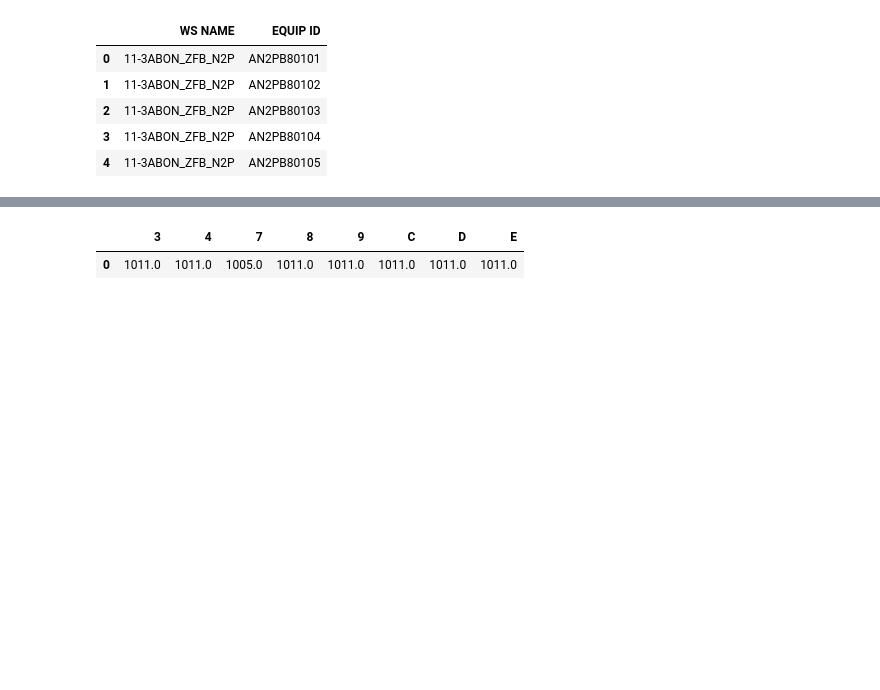
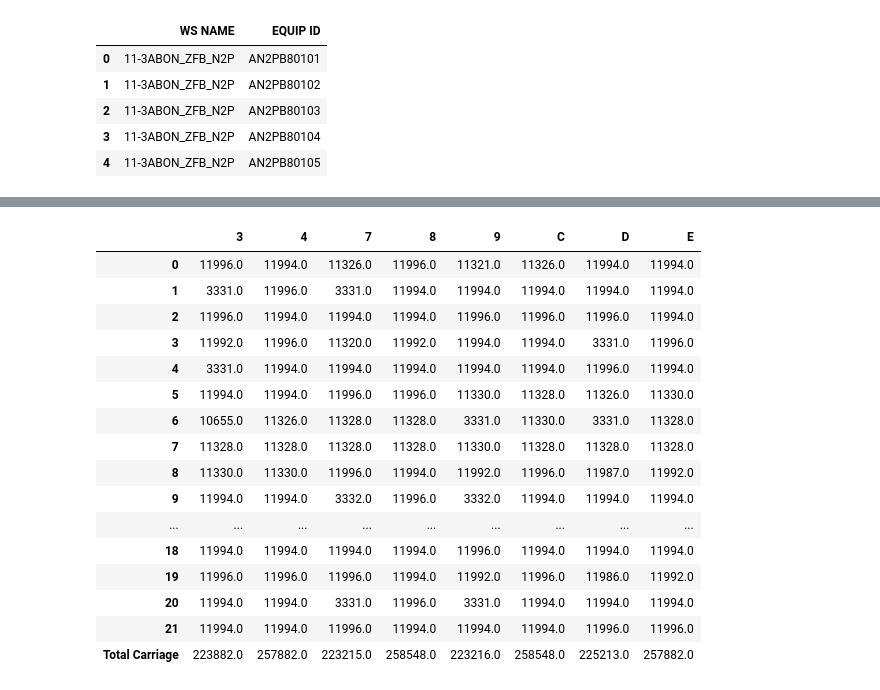
Before and after one commit to blue168sky/python-work, a Jupyter notebook: Add tool.ipynb, the cells around one changed output, grey strips where cells are left out. Cells and saved outputs as stored; diff of their text form; code cells hidden in the pictures; blank space fills up the shorter version.

```diff
--- a/Add tool.ipynb
+++ b/Add tool.ipynb
@@ -116,0 +132,11 @@ def weight(distance,carry,step):
+# %%
+df = pd.DataFrame()
+for i in range(8):
+    for j in range(1,len(included_WS)*3,3):
+        machine_num.values[j,i] =  machine_num.values[j,i]+1
+        wafer_in_each_machine.values[j] = machine_num.values[j]*(int(wafer)/(sum(machine_num.values[j])))
+        machine_num.values[j,i] =  machine_num.values[j,i]-1
+    df = pd.concat([df,wafer_in_each_machine],axis = 0)
+    #print (wafer_in_each_machine)
+    #print ('=============================')
+df.head()
@@ -117,31 +150,34 @@ def weight(distance,carry,step):
 # %%
-data = wafer_in_each_machine.values #提取部分值 array
+data = np.vsplit(df.values, len(change_WS)*len(col))
+
+def weight(distance,carry):
+    total_carry = []
+    for i in range(2):
+        carry_weight = np.multiply(carry[i],distance)
+        total_carry_step = np.sum(carry_weight)-np.trace(carry_weight)
+        total_carry.append(total_carry_step)
+    return sum(total_carry)
+
 Carriage = []
-for l in range(8):
-    data[1,l] = data[1,l]+int(add_machine)
+for l in range(len(change_WS)*len(col)):
     a = range(8)
     c_m = []
-    for k in range(len(change_WS)-1):
+    for k in range(2):
         for j in a:
             for i in a:
-                c_n = max(data[k,j]-data[k+1,j],0)*data[k+1,a]//(int(wafer)-data[k+1,j]+1) #避免分母為零
+                c_n = max(data[l][k,j]-data[l][k+1,j],0)*data[l][k+1,a]//(int(wafer)-data[l][k+1,j]+1) #避免分母為零
             c_m.append(c_n)
     c_step_m = np.array(c_m)
     #print(c_step_m)
     #print(c_step_m.shape)
-    c_carry = np.vsplit(c_step_m, len(change_WS)-1)
-    for i in range(len(change_WS)-1):
+    c_carry = np.vsplit(c_step_m, 2)
+    for i in range(2):
         for j in range(8):
-            c_carry[i][j][j] = min(data[i,j],data[i+1,j])
+            c_carry[i][j][j] = min(data[l][i,j],data[l][i+1,j])
             c_carry = np.array(c_carry)
-    #print(c_carry)
-    #print('---------------------')
-    print (col[l])
-    weight(distance = np.ones((8,8)),carry = c_carry,step = change_WS)
-    Carriage.append(weight(distance = np.ones((8,8)),carry = c_carry,step = change_WS))
-    print('==========================================')
-    print('                                           ')
-    data[1,l] = data[1,l]-int(add_machine)
-Carriage = pd.DataFrame([Carriage],columns = col)
-Carriage.head()
+    Carriage.append(weight(distance = np.ones((8,8)),carry = c_carry))
+Carriage = np.array([Carriage]).reshape(len(change_WS),8)
+Carriage = pd.DataFrame(Carriage,columns = col)
+Carriage.loc['Total Carriage'] = Carriage.apply(lambda x: x.sum())
+Carriage.head(len(change_WS)+1)
 # %% [output]
@@ -165,2 +184,17 @@ Total carriage:  1011.0
 |  | 3 | 4 | 7 | 8 | 9 | C | D | E |
-| 0 | 1011.0 | 1011.0 | 1005.0 | 1011.0 | 1011.0 | 1011.0 | 1011.0 | 1011.0 |
+| 0 | 11996.0 | 11994.0 | 11326.0 | 11996.0 | 11321.0 | 11326.0 | 11994.0 | 11994.0 |
+| 1 | 3331.0 | 11996.0 | 3331.0 | 11994.0 | 11994.0 | 11994.0 | 11994.0 | 11994.0 |
+| 2 | 11996.0 | 11994.0 | 11994.0 | 11994.0 | 11996.0 | 11996.0 | 11996.0 | 11994.0 |
+| 3 | 11992.0 | 11996.0 | 11320.0 | 11992.0 | 11994.0 | 11994.0 | 3331.0 | 11996.0 |
+| 4 | 3331.0 | 11994.0 | 11994.0 | 11994.0 | 11994.0 | 11994.0 | 11996.0 | 11994.0 |
+| 5 | 11994.0 | 11994.0 | 11996.0 | 11996.0 | 11330.0 | 11328.0 | 11326.0 | 11330.0 |
+| 6 | 10655.0 | 11326.0 | 11328.0 | 11328.0 | 3331.0 | 11330.0 | 3331.0 | 11328.0 |
+| 7 | 11328.0 | 11328.0 | 11328.0 | 11328.0 | 11330.0 | 11328.0 | 11328.0 | 11328.0 |
+| 8 | 11330.0 | 11330.0 | 11996.0 | 11994.0 | 11992.0 | 11996.0 | 11987.0 | 11992.0 |
+| 9 | 11994.0 | 11994.0 | 3332.0 | 11996.0 | 3332.0 | 11994.0 | 11994.0 | 11994.0 |
+| ... | ... | ... | ... | ... | ... | ... | ... | ... |
+| 18 | 11994.0 | 11994.0 | 11994.0 | 11994.0 | 11996.0 | 11994.0 | 11994.0 | 11994.0 |
+| 19 | 11996.0 | 11996.0 | 11996.0 | 11994.0 | 11992.0 | 11996.0 | 11986.0 | 11992.0 |
+| 20 | 11994.0 | 11994.0 | 3331.0 | 11996.0 | 3331.0 | 11994.0 | 11994.0 | 11994.0 |
+| 21 | 11994.0 | 11994.0 | 11996.0 | 11994.0 | 11994.0 | 11994.0 | 11996.0 | 11996.0 |
+| Total Carriage | 223882.0 | 257882.0 | 223215.0 | 258548.0 | 223216.0 | 258548.0 | 225213.0 | 257882.0 |
```
Also changed, not shown: parts of 9 cells of this notebook.
